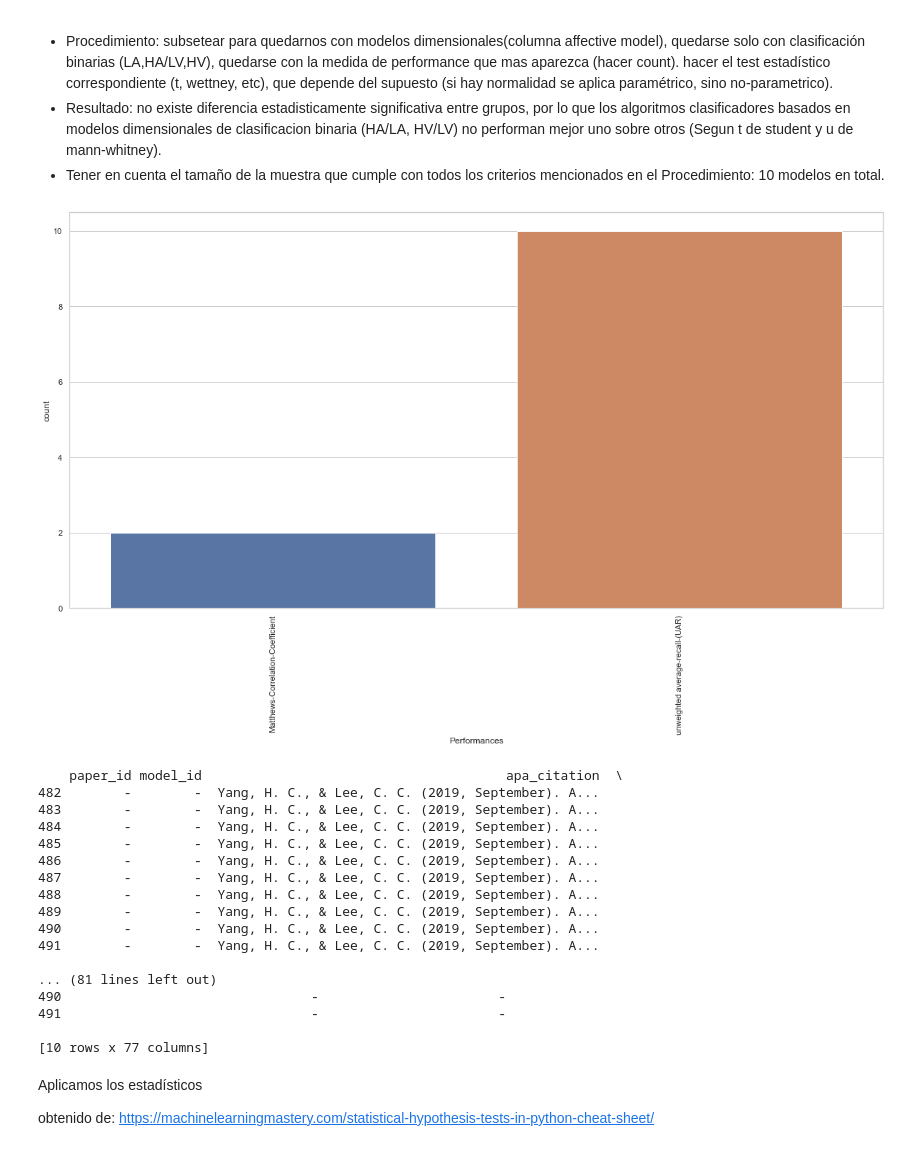
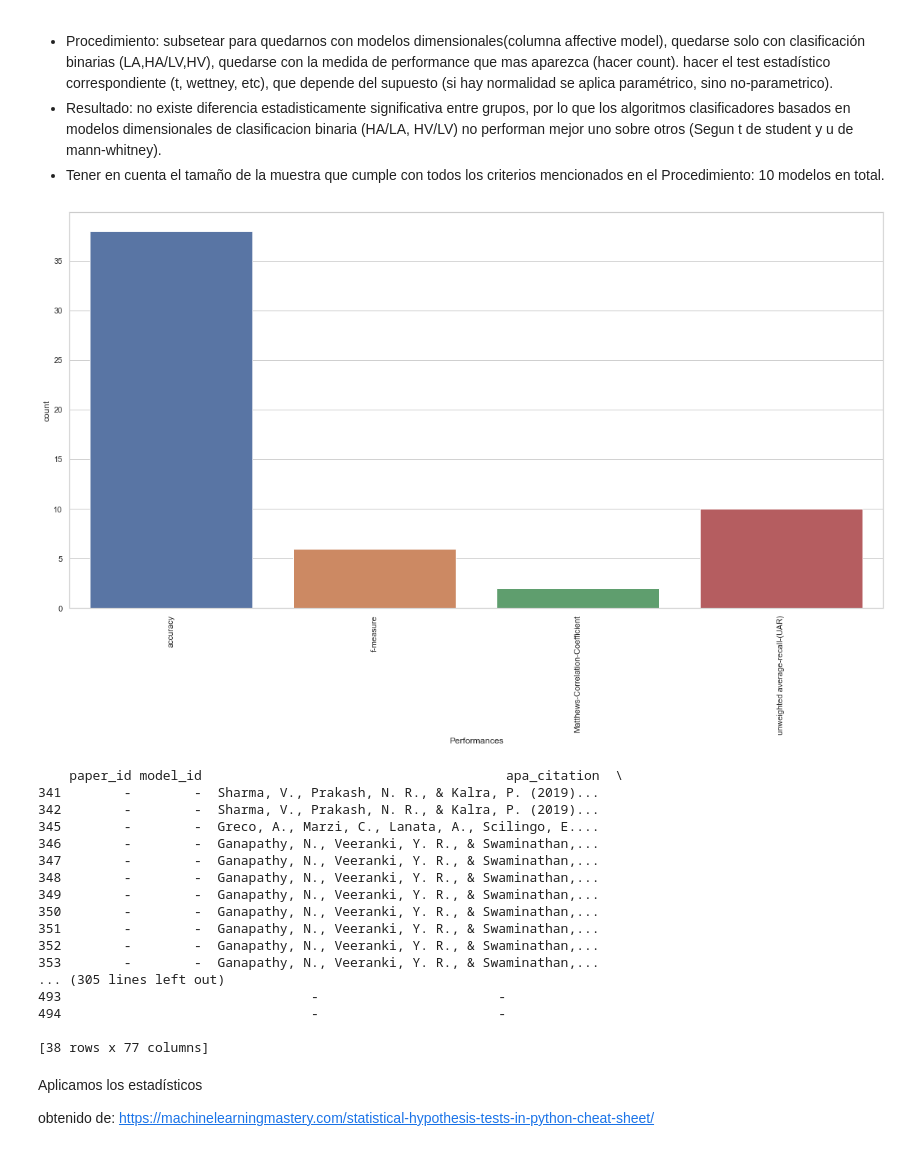
Before and after one commit to tomdamelio/Review_EDA_Emotion_Recognition, a Jupyter notebook: Emmanuel/notebooks/analisis_exploratorio.ipynb, the cells around one changed output. Cells and saved outputs as stored; diff of their text form; code cells hidden in the pictures.

Commit message:
error en creacion df performances para analisis estadistico - cambios añadidos en consecuencia

```diff
--- a/Emmanuel/notebooks/analisis_exploratorio.ipynb
+++ b/Emmanuel/notebooks/analisis_exploratorio.ipynb
@@ -72,54 +72,57 @@ df_2 = df_2[df_2['class_model_output_categories'].isin(['HA, LA', 'HV, LV'])]
 #que medida de performance mas aparece en este grupo?
 #dataframe con performances
 title_dimensions = df_2[['apa_citation', 'class_model_output_categories']]
 
-df2_performance_medidas = df_2.iloc[:,67:]
+df2_performance_medidas = df_2.iloc[:,58:]
+
+df2_performance_medidas = df2_performance_medidas.fillna('-')
+df2_performance_medidas.to_excel('c:\\Users\\LENOVO\\Downloads\\Review_EDA_Emotion_Recognition\\Emmanuel\\data\\cleaned\\df2_performance_medidas.xlsx')
 
 #búsqueda de la medida de performance que mas aparece, paso de datos a 0 y 1 para facilitar su conteo
 df2_performance_medidas = df2_performance_medidas.fillna('No')
 df2_performance_medidas = df2_performance_medidas.replace('-', 'No')
 df2_performance_medidas = df2_performance_medidas.mask(df2_performance_medidas != 'No','Yes')
 
 def get_value(row):
     for c in df2_performance_medidas.columns:
         if row[c] == 'Yes':
             return c
 
 df2_performance_medidas = df2_performance_medidas.apply(get_value, axis=1)
 df2_performance_medidas = pd.DataFrame(df2_performance_medidas)
 df2_performance_medidas.columns = ['Performances']
 
 #ploteo para determinar la medida de performance mas recurrente
 sns.set_theme(style="whitegrid", context = 'notebook')
 sns.countplot(x='Performances', data=df2_performance_medidas)
 plt.xticks(rotation=90)
 plt.show()
 
-#subseteo por la medida de performance que mas aparece (UAR)
+#subseteo por la medida de performance que mas aparece (accuracy)
 df_2 = df_2.fillna('-')
-df_2 = df_2[df_2['unweighted average-recall-(UAR)'] != '-']
+df_2 = df_2[df_2['accuracy'] != '-']
 
 print(df_2)
 #la muestra es de 10 modelos
 # %% [output]
-[figure, old version]
+[figure, new version]
     paper_id model_id                                       apa_citation  \
-482        -        -  Yang, H. C., & Lee, C. C. (2019, September). A...
-483        -        -  Yang, H. C., & Lee, C. C. (2019, September). A...
-484        -        -  Yang, H. C., & Lee, C. C. (2019, September). A...
-485        -        -  Yang, H. C., & Lee, C. C. (2019, September). A...
-486        -        -  Yang, H. C., & Lee, C. C. (2019, September). A...
-487        -        -  Yang, H. C., & Lee, C. C. (2019, September). A...
-488        -        -  Yang, H. C., & Lee, C. C. (2019, September). A...
-489        -        -  Yang, H. C., & Lee, C. C. (2019, September). A...
-490        -        -  Yang, H. C., & Lee, C. C. (2019, September). A...
-491        -        -  Yang, H. C., & Lee, C. C. (2019, September). A...
+341        -        -  Sharma, V., Prakash, N. R., & Kalra, P. (2019)...
+342        -        -  Sharma, V., Prakash, N. R., & Kalra, P. (2019)...
+345        -        -  Greco, A., Marzi, C., Lanata, A., Scilingo, E....
+346        -        -  Ganapathy, N., Veeranki, Y. R., & Swaminathan,...
+347        -        -  Ganapathy, N., Veeranki, Y. R., & Swaminathan,...
+348        -        -  Ganapathy, N., Veeranki, Y. R., & Swaminathan,...
+349        -        -  Ganapathy, N., Veeranki, Y. R., & Swaminathan,...
+350        -        -  Ganapathy, N., Veeranki, Y. R., & Swaminathan,...
+351        -        -  Ganapathy, N., Veeranki, Y. R., & Swaminathan,...
+352        -        -  Ganapathy, N., Veeranki, Y. R., & Swaminathan,...
+353        -        -  Ganapathy, N., Veeranki, Y. R., & Swaminathan,...
+... (305 lines left out)
+493                                -                       -
+494                                -                       -
 
-... (81 lines left out)
-490                                -                       -
-491                                -                       -
-
-[10 rows x 77 columns]
+[38 rows x 77 columns]
 # %% [markdown]
 Aplicamos los estadísticos
 
```
Also changed, not shown: parts of 20 cells of this notebook, 6 other files.
